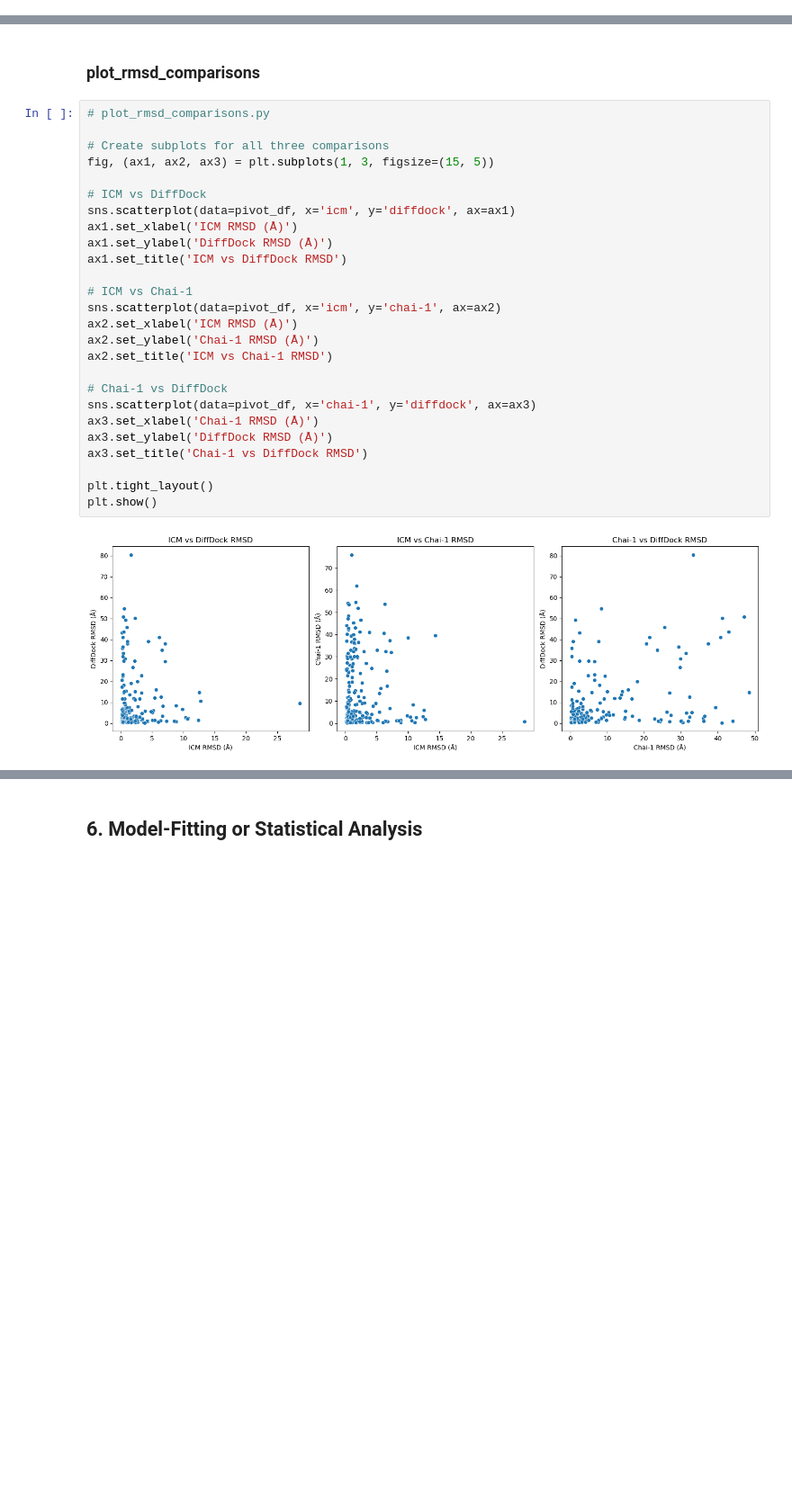
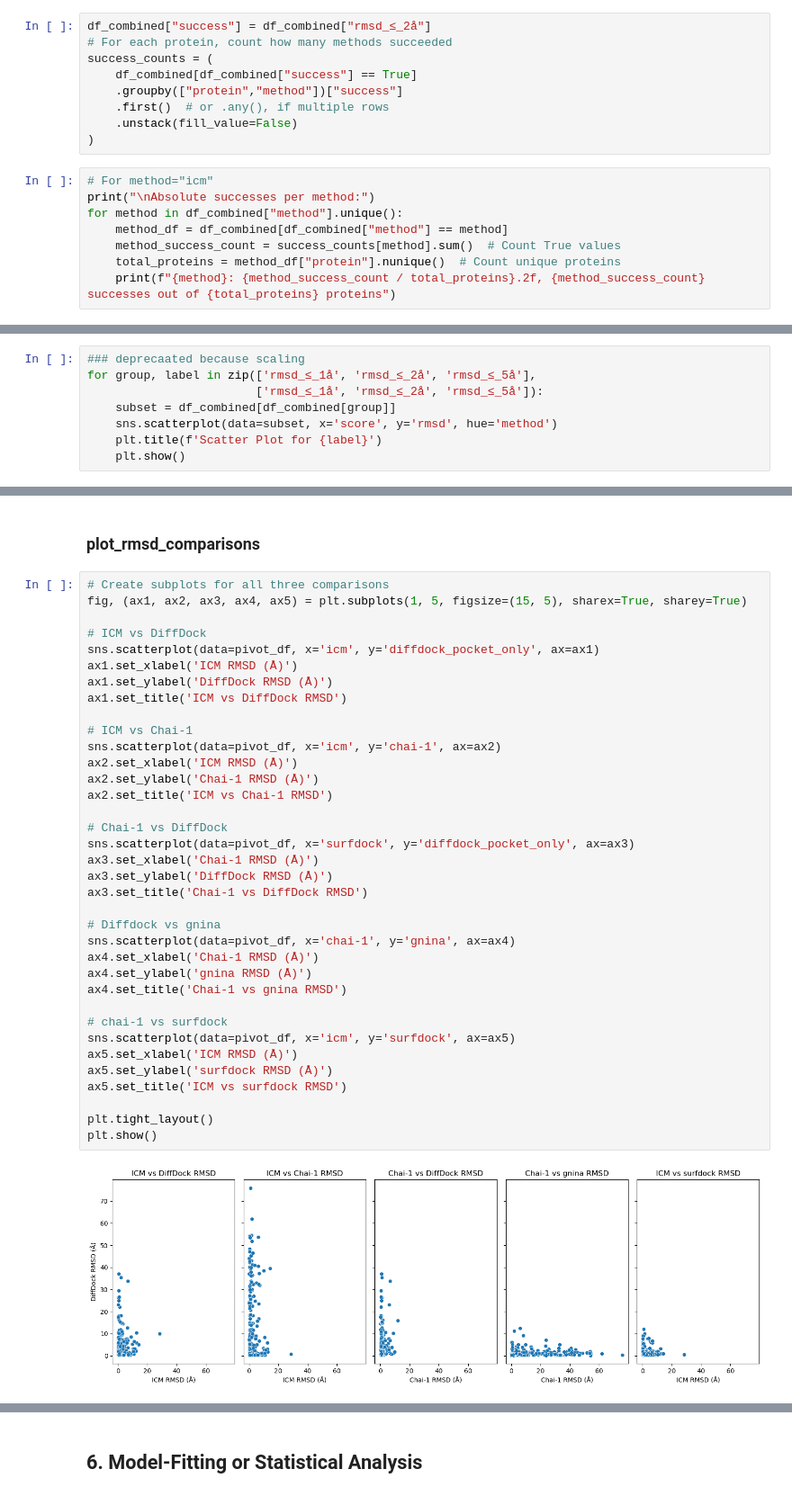
Before and after one commit to AaronXu9/PoseBench, a Jupyter notebook: notebooks/comparative_analysis.ipynb, the cells around one changed output, grey strips where cells are left out. Shown at 90% size. Drawn from its saved outputs; the diff is of its cells as text; blank space fills up the shorter version.

```diff
--- a/notebooks/comparative_analysis.ipynb
+++ b/notebooks/comparative_analysis.ipynb
@@ -209,0 +421,17 @@ This will become an error in seaborn v0.14.0; please update your code.
+# %%
+df_combined["success"] = df_combined["rmsd_≤_2å"]
+# For each protein, count how many methods succeeded
+success_counts = (
+    df_combined[df_combined["success"] == True]
+    .groupby(["protein","method"])["success"]
+    .first()  # or .any(), if multiple rows
+    .unstack(fill_value=False)
+)
+# %%
+# For method="icm"
+print("\nAbsolute successes per method:")
+for method in df_combined["method"].unique():
+    method_df = df_combined[df_combined["method"] == method]
+    method_success_count = success_counts[method].sum()  # Count True values
+    total_proteins = method_df["protein"].nunique()  # Count unique proteins
+    print(f"{method}: {method_success_count / total_proteins}.2f, {method_success_count} successes out of {total_proteins} proteins")
@@ -210,3 +557,11 @@ This will become an error in seaborn v0.14.0; please update your code.
+# %%
+### deprecaated because scaling
+for group, label in zip(['rmsd_≤_1å', 'rmsd_≤_2å', 'rmsd_≤_5å'],
+                        ['rmsd_≤_1å', 'rmsd_≤_2å', 'rmsd_≤_5å']):
+    subset = df_combined[df_combined[group]]
+    sns.scatterplot(data=subset, x='score', y='rmsd', hue='method')
+    plt.title(f'Scatter Plot for {label}')
+    plt.show()
 # %%
 sns.histplot(data=df_combined.dropna(subset=["score"]), x="score", hue="method", kde=True)
 plt.title("Docking Score distributions by method")
@@ -456,30 +1441,40 @@ df_combined['rmsd'] = np.log1p(df_combined['rmsd'])
 # %% [markdown]
 ### plot_rmsd_comparisons
 # %%
-# plot_rmsd_comparisons.py
-
 # Create subplots for all three comparisons
-fig, (ax1, ax2, ax3) = plt.subplots(1, 3, figsize=(15, 5))
+fig, (ax1, ax2, ax3, ax4, ax5) = plt.subplots(1, 5, figsize=(15, 5), sharex=True, sharey=True)
 
 # ICM vs DiffDock
-sns.scatterplot(data=pivot_df, x='icm', y='diffdock', ax=ax1)
+sns.scatterplot(data=pivot_df, x='icm', y='diffdock_pocket_only', ax=ax1)
 ax1.set_xlabel('ICM RMSD (Å)')
 ax1.set_ylabel('DiffDock RMSD (Å)')
 ax1.set_title('ICM vs DiffDock RMSD')
 
 # ICM vs Chai-1
 sns.scatterplot(data=pivot_df, x='icm', y='chai-1', ax=ax2)
 ax2.set_xlabel('ICM RMSD (Å)')
 ax2.set_ylabel('Chai-1 RMSD (Å)')
 ax2.set_title('ICM vs Chai-1 RMSD')
 
 # Chai-1 vs DiffDock
-sns.scatterplot(data=pivot_df, x='chai-1', y='diffdock', ax=ax3)
+sns.scatterplot(data=pivot_df, x='surfdock', y='diffdock_pocket_only', ax=ax3)
 ax3.set_xlabel('Chai-1 RMSD (Å)')
 ax3.set_ylabel('DiffDock RMSD (Å)')
 ax3.set_title('Chai-1 vs DiffDock RMSD')
 
+# Diffdock vs gnina
+sns.scatterplot(data=pivot_df, x='chai-1', y='gnina', ax=ax4)
+ax4.set_xlabel('Chai-1 RMSD (Å)')
+ax4.set_ylabel('gnina RMSD (Å)')
+ax4.set_title('Chai-1 vs gnina RMSD')
+
+# chai-1 vs surfdock
+sns.scatterplot(data=pivot_df, x='icm', y='surfdock', ax=ax5)
+ax5.set_xlabel('ICM RMSD (Å)')
+ax5.set_ylabel('surfdock RMSD (Å)')
+ax5.set_title('ICM vs surfdock RMSD')
+
 plt.tight_layout()
 plt.show()
 # %% [output]
-[figure, old version]
+[figure, new version]
```
Also changed, not shown: parts of 91 cells of this notebook, 10 other files.
